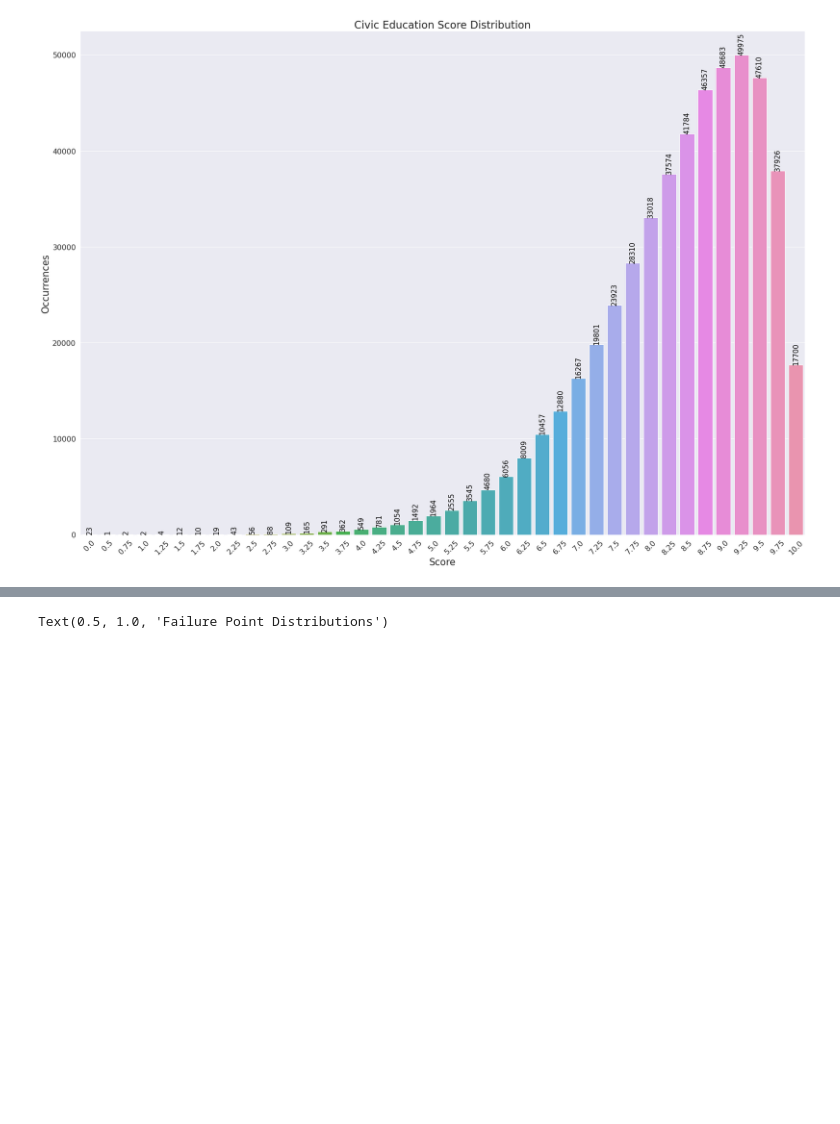
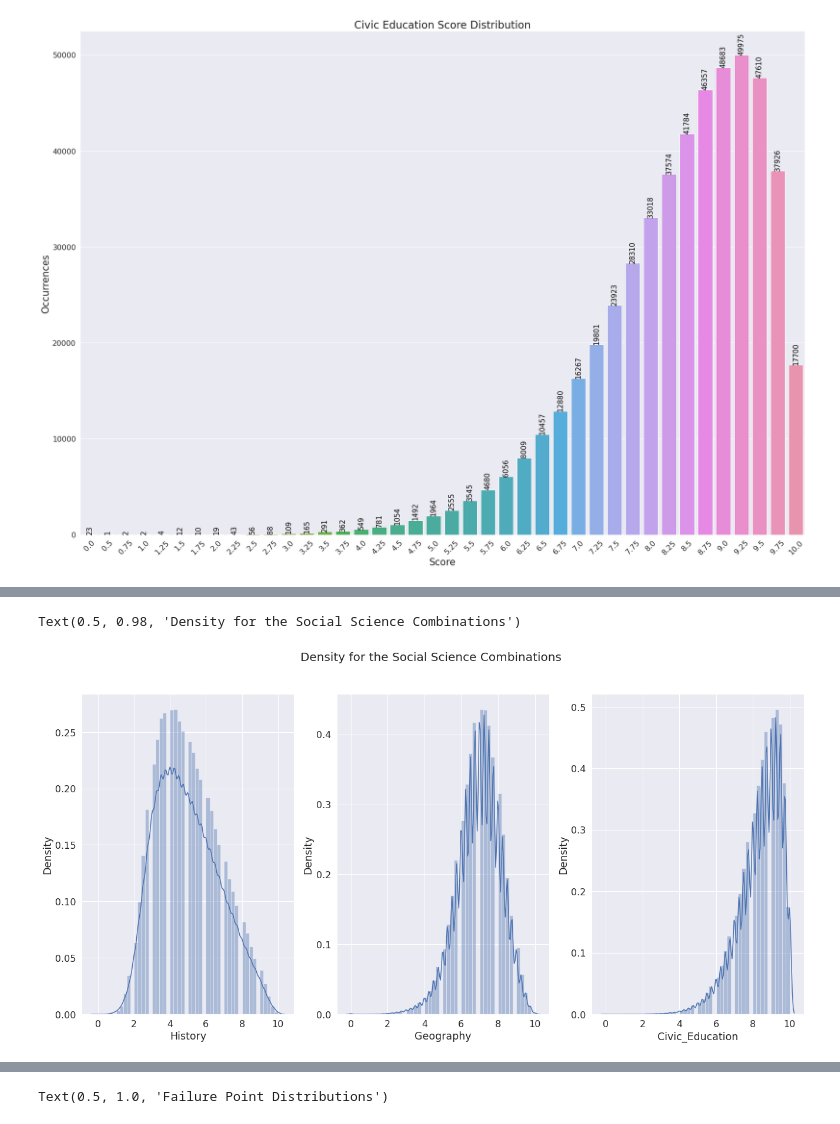
Before and after one commit to outlook1227/Python-Notebook-for-Dataset, a Jupyter notebook: Vietnam National High School Graduation Examination/2021/Code/Vietnam_National_High_School_Graduation_Examination_2021.ipynb, the cells around one changed output, grey strips where cells are left out. Saved outputs shown, nothing was run; the diff lists cells and outputs as text; code cells hidden in the pictures; blank space fills up the shorter version.

```diff
--- a/Vietnam National High School Graduation Examination/2021/Code/Vietnam_National_High_School_Graduation_Examination_2021.ipynb
+++ b/Vietnam National High School Graduation Examination/2021/Code/Vietnam_National_High_School_Graduation_Examination_2021.ipynb
@@ -865,0 +892,10 @@ Text(0.5, 1.0, 'Civic Education Score Distribution')
+# %%
+# Density for Social Science Score
+fig, axes = plt.subplots(1, 3, figsize = (22, 10))
+sns.distplot(history_dataset_cleaned["History"], ax = axes[0])
+sns.distplot(geography_dataset_cleaned["Geography"] ,ax = axes[1])
+sns.distplot(civic_education_dataset_cleaned["Civic_Education"] ,ax = axes[2])
+fig.suptitle("Density for the Social Science Combinations", fontsize = 20)
+# %% [output]
+Text(0.5, 0.98, 'Density for the Social Science Combinations')
+[figure, added]
```
Also changed, not shown: parts of 8 cells of this notebook.
